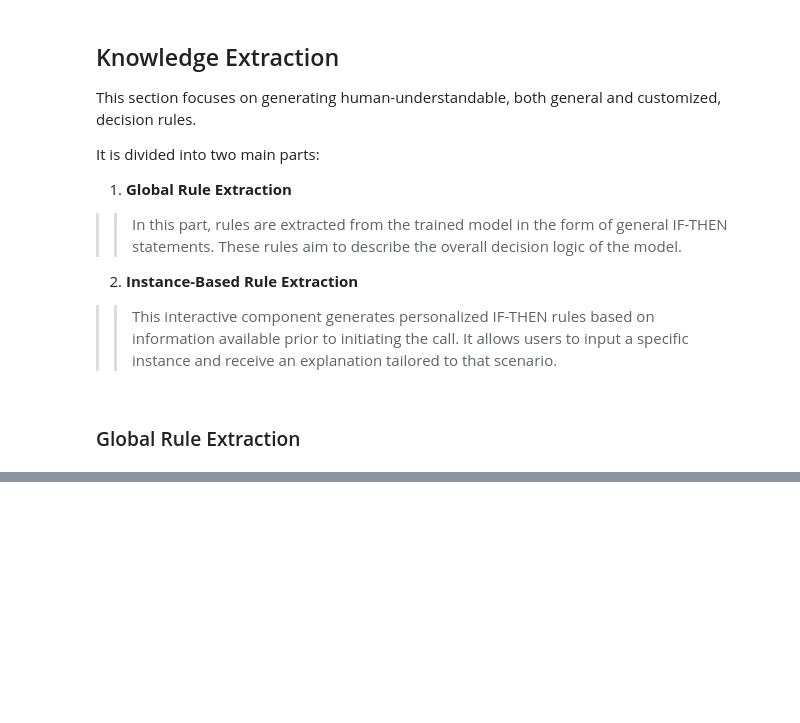
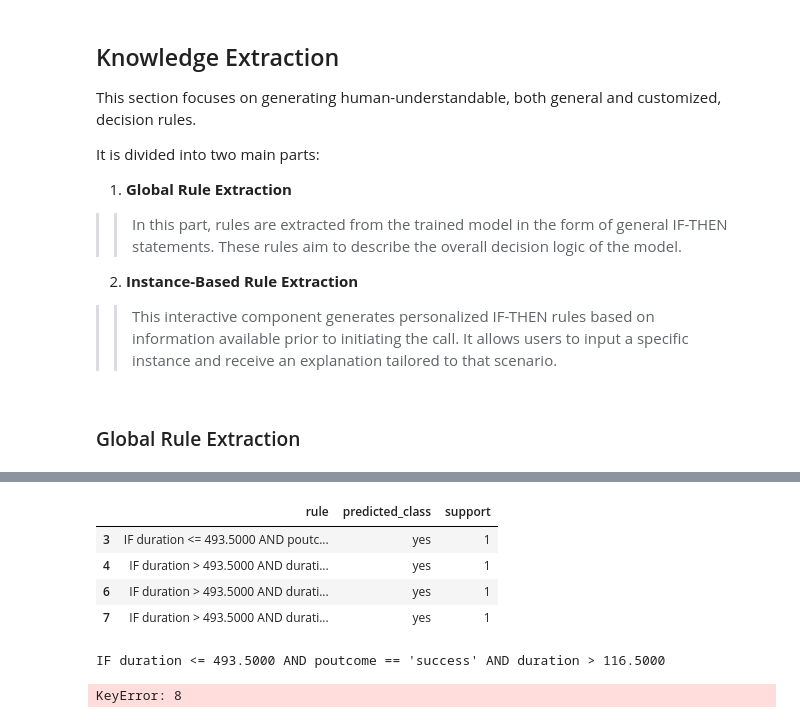
Before and after one commit to SoheilMehrizi/Decision-Support-System-for-Bank-telemarketing, a Jupyter notebook: notebooks/main.ipynb, the cells around one changed output, grey strips where cells are left out. Drawn from its saved outputs; the diff is of its cells as text; code cells hidden in the pictures; blank space fills up the shorter version.

Commit message:
Add General surrogate rule extraction method.

```diff
--- a/notebooks/DataMining.ipynb
+++ b/notebooks/main.ipynb
@@ -429,0 +486,19 @@ It is divided into two main parts:
+# %%
+X_train_dummy_encoded = pd.get_dummies(X_train, drop_first=False)
+
+feature_mapping = {}  # Maps encoded feature names to human-readable rules
+
+for col in X_test.columns:
+
+    if X_test[col].dtype == "object":
+        unique_vals = X_test[col].unique()
+        for val in unique_vals:
+            encoded_col = f"{col}_{val}"
+            feature_mapping[encoded_col] = f"{col} == '{val}'"
+# %%
+y_train_pred = RF_pretrained.predict(X_train)
+# %%
+from sklearn.tree import DecisionTreeClassifier
+
+surrogate_model = DecisionTreeClassifier(max_depth=3, min_samples_leaf=50, random_state=42)
+surrogate_model.fit(X_train_dummy_encoded, y_train_pred)
@@ -429,0 +514,7 @@ It is divided into two main parts:
+# %%
+rule_df = extract_rules_from_tree_with_mapping(
+    surrogate_model,
+    feature_names=X_train_dummy_encoded.columns.tolist(),
+    mapping_dict=feature_mapping,
+    class_names=["no", "yes"]
+)
@@ -429,0 +534,18 @@ It is divided into two main parts:
+# %%
+d= rule_df.loc[rule_df["predicted_class"]=="yes"]
+
+d
+# %% [output]
+|  | rule | predicted_class | support |
+| 3 | IF duration <= 493.5000 AND poutc... | yes | 1 |
+| 4 | IF duration > 493.5000 AND durati... | yes | 1 |
+| 6 | IF duration > 493.5000 AND durati... | yes | 1 |
+| 7 | IF duration > 493.5000 AND durati... | yes | 1 |
+# %%
+print(d.loc[3]['rule'])
+# %% [output]
+IF duration <= 493.5000 AND poutcome == 'success' AND duration > 116.5000
+# %%
+print(d.loc[8]['rule'])
+# %% [output]
+KeyError: 8
```
Also changed, not shown: parts of 12 cells of this notebook, 2 other files.
